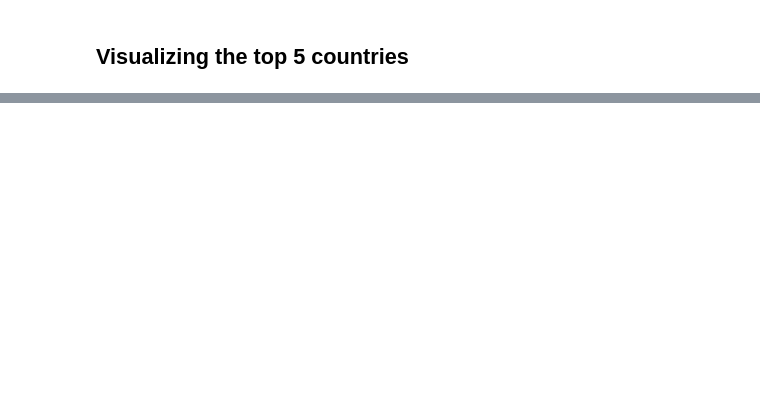
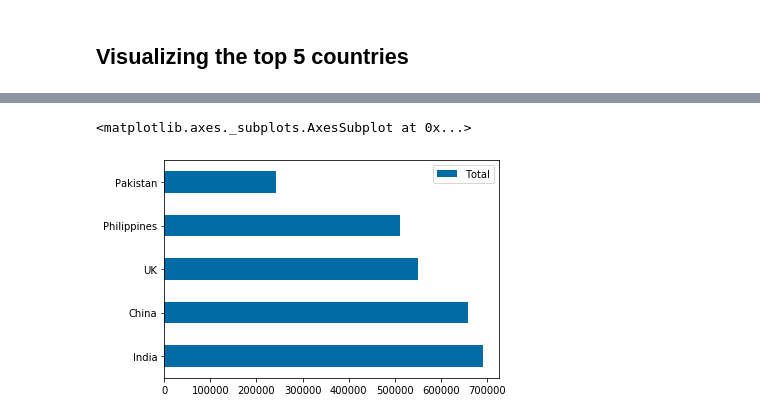
Before and after one commit to YM88/data_visualization_methods_with_python, a Jupyter notebook: 001.ipynb, the cells around one changed output, grey strips where cells are left out. Drawn from its saved outputs; the diff is of its cells as text; code cells hidden in the pictures; blank space fills up the shorter version.

```diff
--- a/001.ipynb
+++ b/001.ipynb
@@ -260,0 +245,8 @@ df[['Total']].sort_values('Total', ascending = False).head(5).plot(kind='barh')
+# %%
+# Hey yo UK what's with the name bruh!
+df.rename(index={'United Kingdom of Great Britain and Northern Ireland':'UK'}, inplace=True)
+# %%
+df[['Total']].sort_values('Total', ascending = False).head(5).plot(kind='barh')
+# %% [output]
+<matplotlib.axes._subplots.AxesSubplot at 0x...>
+[figure, added]
```
Also changed, not shown: parts of 19 cells of this notebook.
